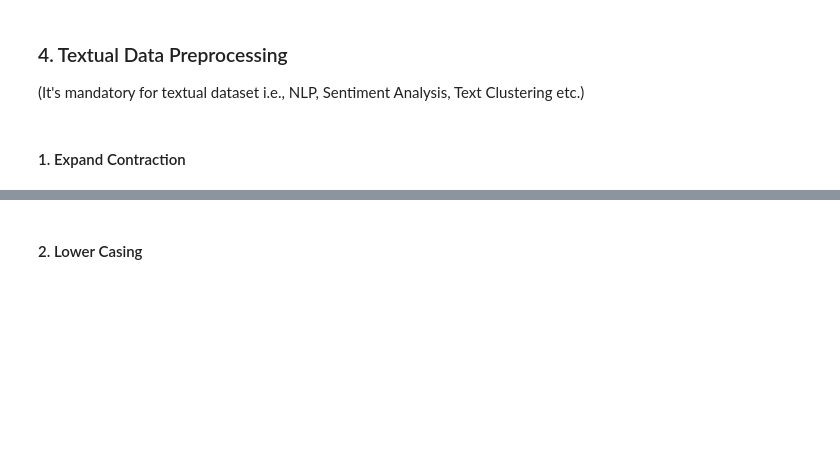
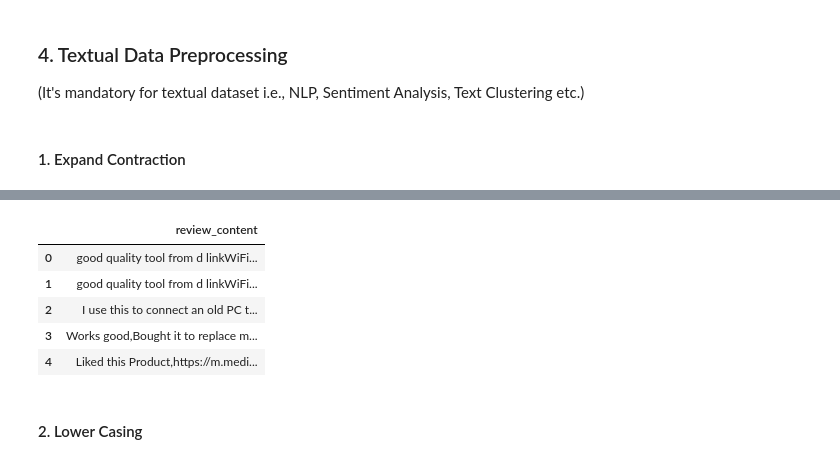
Before and after one commit to Sneha8126/ML---Unsupervised-Learning-Project, a Jupyter notebook: Sneha_copy_of_Sample_ML_Submission_Clustering_Template.ipynb, the cells around one changed output, grey strips where cells are left out. Cells and saved outputs as stored; diff of their text form; code cells hidden in the pictures; blank space fills up the shorter version.

```diff
--- a/Sneha_copy_of_Sample_ML_Submission_Clustering_Template.ipynb
+++ b/Sneha_copy_of_Sample_ML_Submission_Clustering_Template.ipynb
@@ -1274,0 +1296,13 @@ for col in numerical_cols:
+# %%
+# Handling Outliers & Outlier treatments
+
+for col in numerical_cols:
+
+    Q1 = df[col].quantile(0.25)
+    Q3 = df[col].quantile(0.75)
+    IQR = Q3 - Q1
+
+    lower = Q1 - 1.5 * IQR
+    upper = Q3 + 1.5 * IQR
+
+    df[col] = df[col].clip(lower, upper)
@@ -1283,2 +1344,10 @@ Answer Here.
+# %%
+# Encode your categorical columns
+from sklearn.preprocessing import LabelEncoder
+
+le = LabelEncoder()
+
+df['main_category'] = le.fit_transform(df['main_category'])
+df['discount_group'] = le.fit_transform(df['discount_group'])
 # %% [markdown]
 #### What all categorical encoding techniques have you used & why did you use those techniques?
@@ -1294,2 +1384,19 @@ Answer Here.
+# %%
+# Expand Contraction
+
+import contractions
+
+df['review_content'] = df['review_content'].apply(
+    lambda x: contractions.fix(str(x))
+)
+
+df[['review_content']].head()
+# %% [output]
+|  | review_content |
+| 0 | good quality tool from d linkWiFi... |
+| 1 | good quality tool from d linkWiFi... |
+| 2 | I use this to connect an old PC t... |
+| 3 | Works good,Bought it to replace m... |
+| 4 | Liked this Product,https://m.medi... |
 # %% [markdown]
 #### 2. Lower Casing
```
Also changed, not shown: parts of 37 cells of this notebook.
